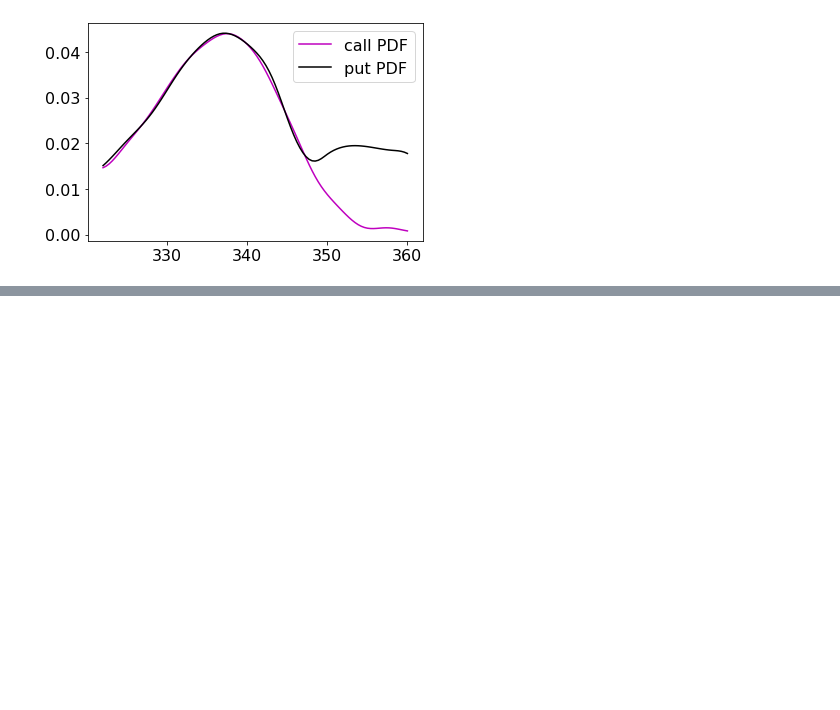
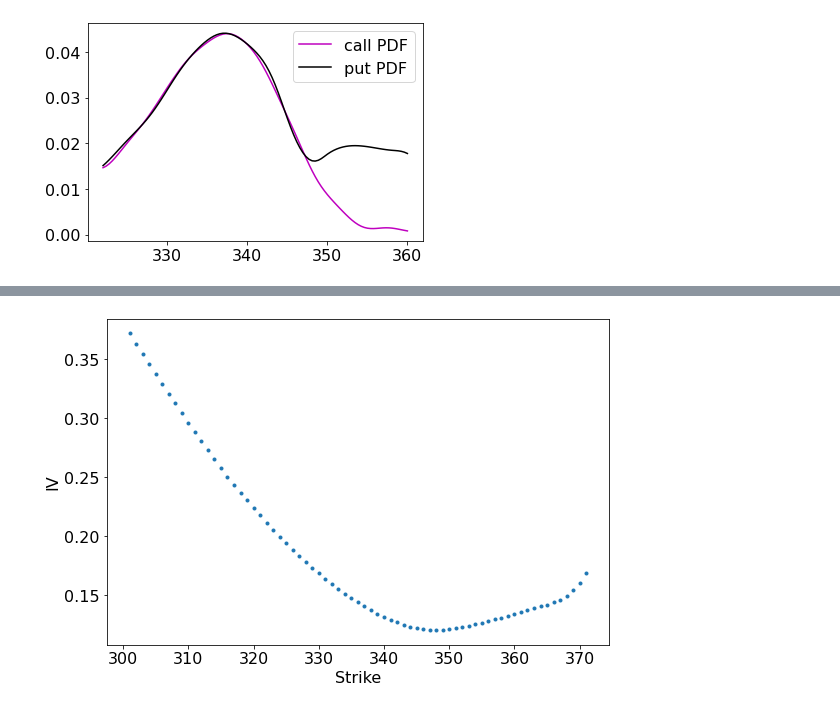
Before and after one commit to robertmartin8/pValuation, a Jupyter notebook: ProbabilisticValuation/OptionImpliedPDF.ipynb, the cells around one changed output, grey strips where cells are left out. Saved outputs shown, nothing was run; the diff lists cells and outputs as text; code cells hidden in the pictures; blank space fills up the shorter version.

```diff
--- a/ProbabilisticValuation/OptionImpliedPDF.ipynb
+++ b/ProbabilisticValuation/OptionImpliedPDF.ipynb
@@ -352,0 +460,6 @@ def construct_pdf(calls_df, make_plot=True):
+# %%
+calls_clean = calls_clean[(calls_clean.strike > 300) & (calls_clean.strike < 375)]
+# %%
+plot_vol_smile(calls_clean, savefig=False)
+# %% [output]
+[figure, added]
```
Also changed, not shown: parts of 28 cells of this notebook.
